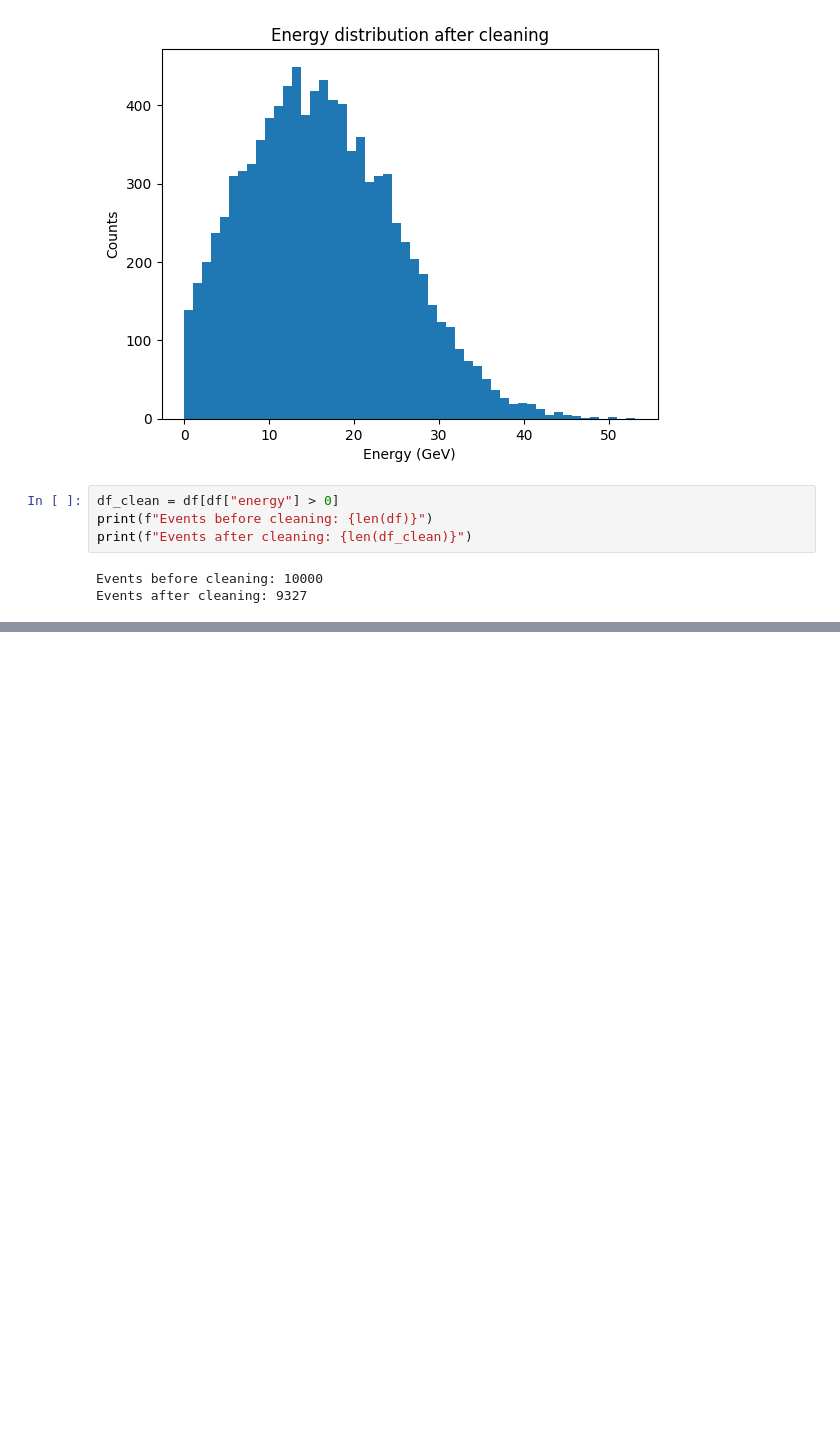
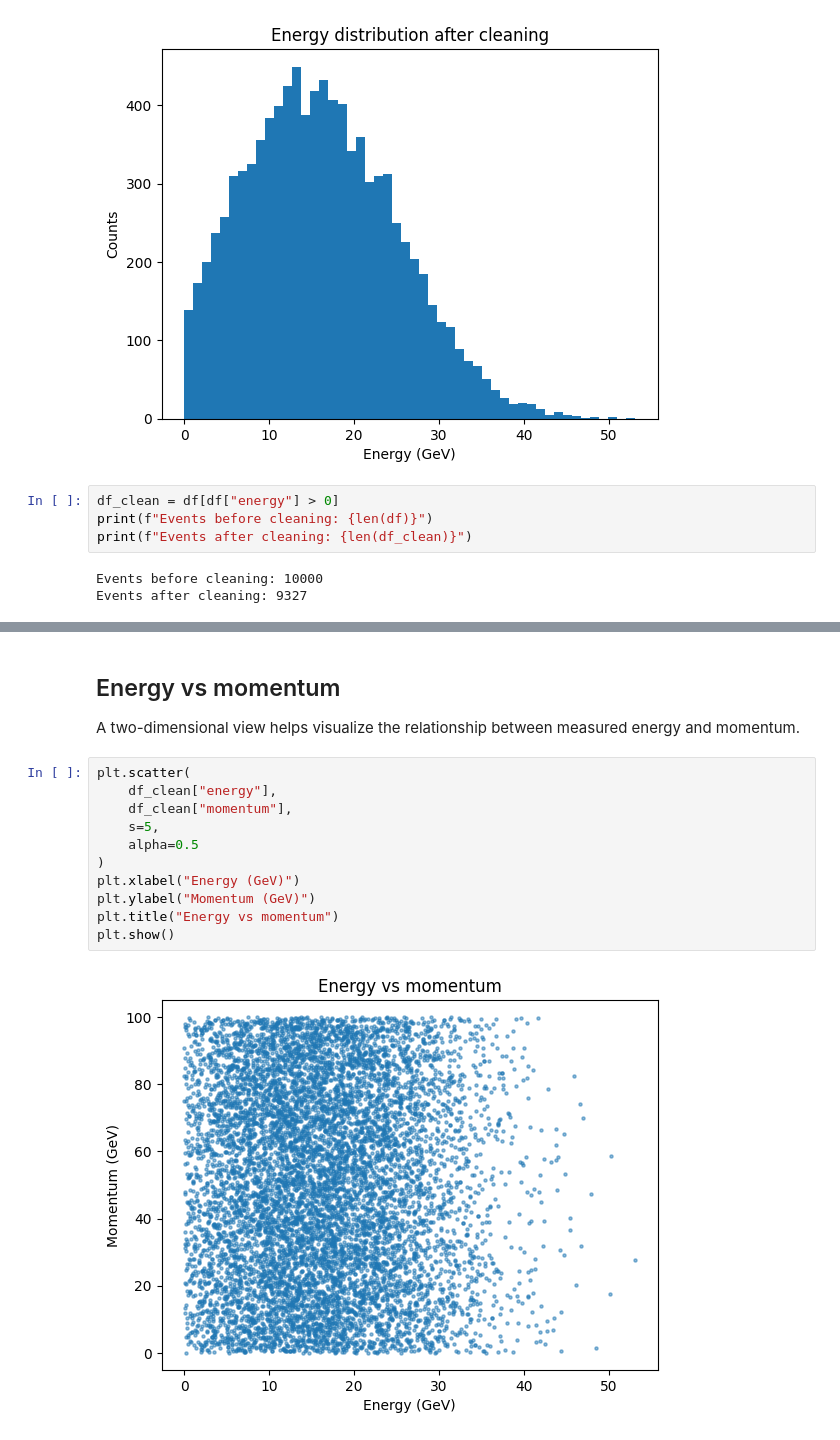
Before and after one commit to hajrahtabassam/modern-python-analysis, a Jupyter notebook: notebooks/eda.ipynb, the cells around one changed output, grey strips where cells are left out. Drawn from its saved outputs; the diff is of its cells as text; blank space fills up the shorter version.

```diff
--- a/notebooks/eda.ipynb
+++ b/notebooks/eda.ipynb
@@ -143,0 +160,18 @@ Events after cleaning: 9327
+# %% [markdown]
+## Energy vs momentum
+
+A two-dimensional view helps visualize the relationship between
+measured energy and momentum.
+# %%
+plt.scatter(
+    df_clean["energy"],
+    df_clean["momentum"],
+    s=5,
+    alpha=0.5
+)
+plt.xlabel("Energy (GeV)")
+plt.ylabel("Momentum (GeV)")
+plt.title("Energy vs momentum")
+plt.show()
+# %% [output]
+[figure, added]
```
Also changed, not shown: parts of 3 cells of this notebook.
